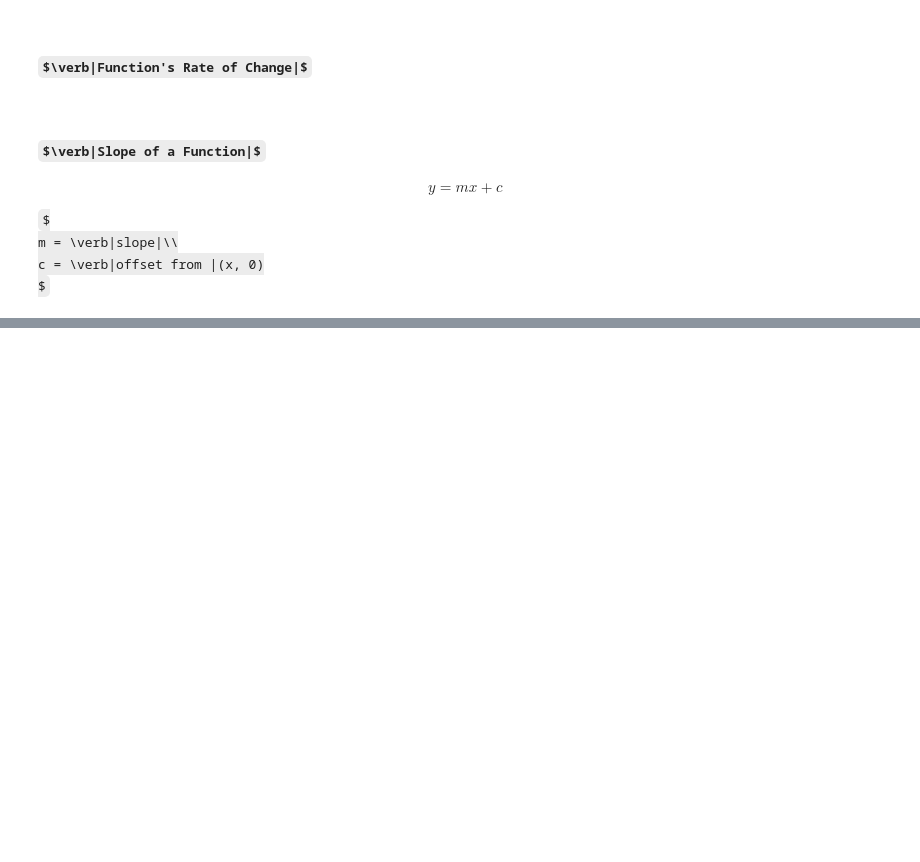
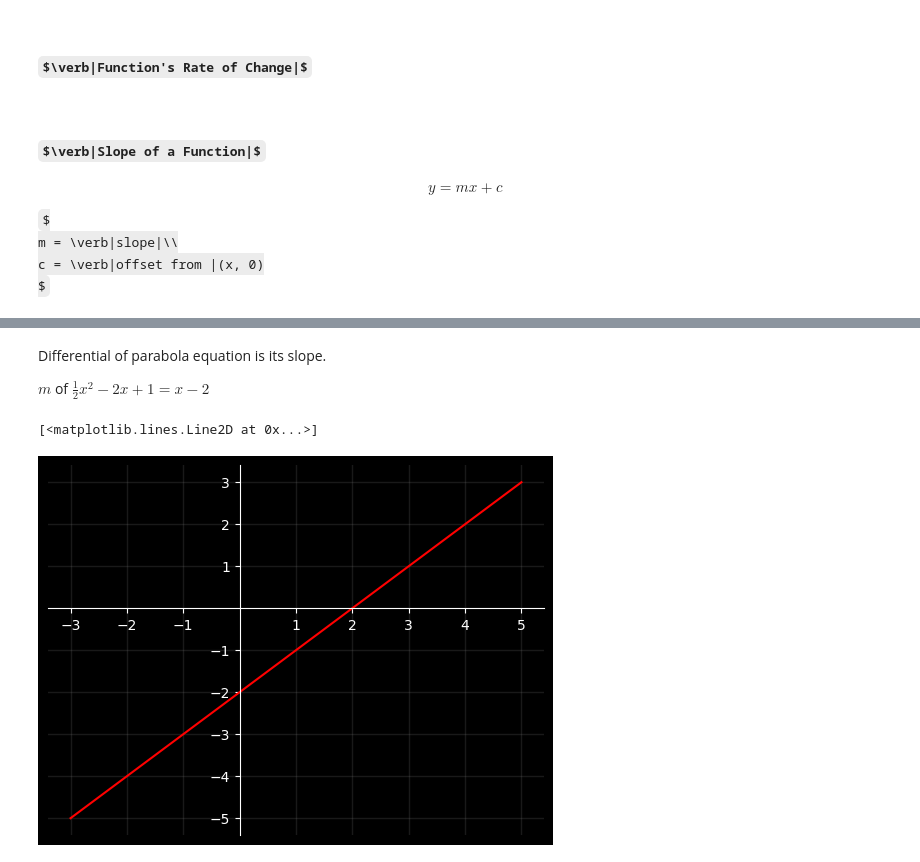
Before and after one commit to Catyousha/Personal-Math-Notebook, a Jupyter notebook: 01062024-function-rate-of-change.ipynb, the cells around one changed output, grey strips where cells are left out. Cells and saved outputs as stored; diff of their text form; code cells hidden in the pictures; some formulas as TeX source; blank space fills up the shorter version.

```diff
--- a/01062024-function-rate-of-change.ipynb
+++ b/01062024-function-rate-of-change.ipynb
@@ -51,0 +91,10 @@ plt.plot(x, yb, 'r', linewidth=2)
+# %% [markdown]
+Differential of parabola equation is its slope.
+
+$m$ of $\frac{1}{2}x^2 - 2x + 1 = x - 2$
+# %%
+init_graph()
+plt.plot(x, x-2, 'r',)
+# %% [output]
+[<matplotlib.lines.Line2D at 0x...>]
+[figure, added]
```
Also changed, not shown: parts of 5 cells of this notebook.
